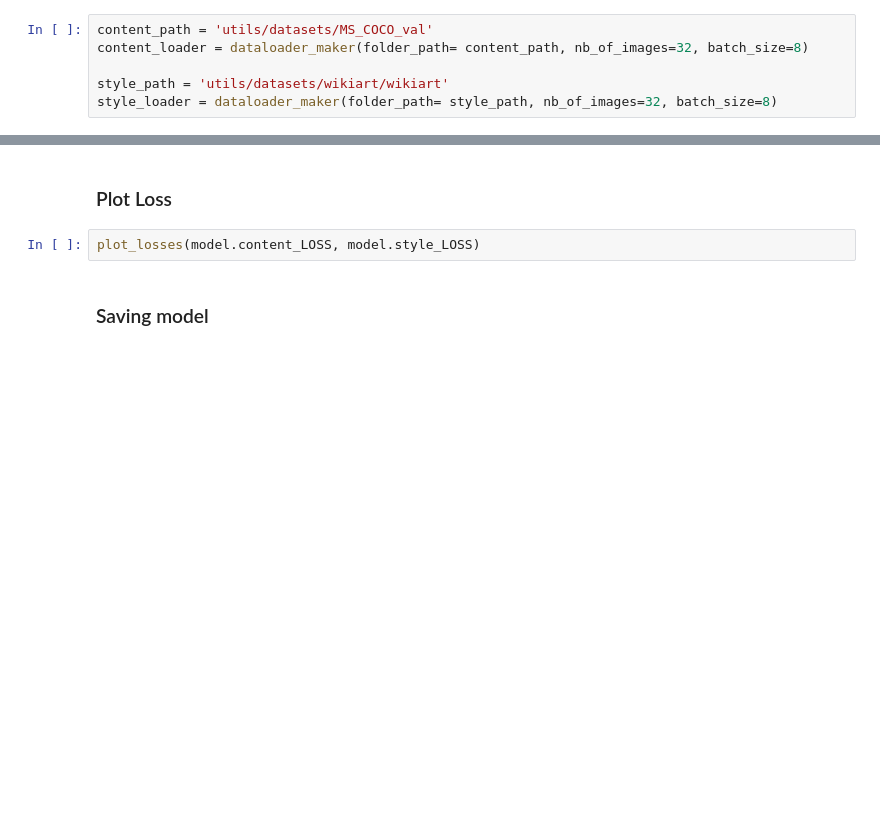
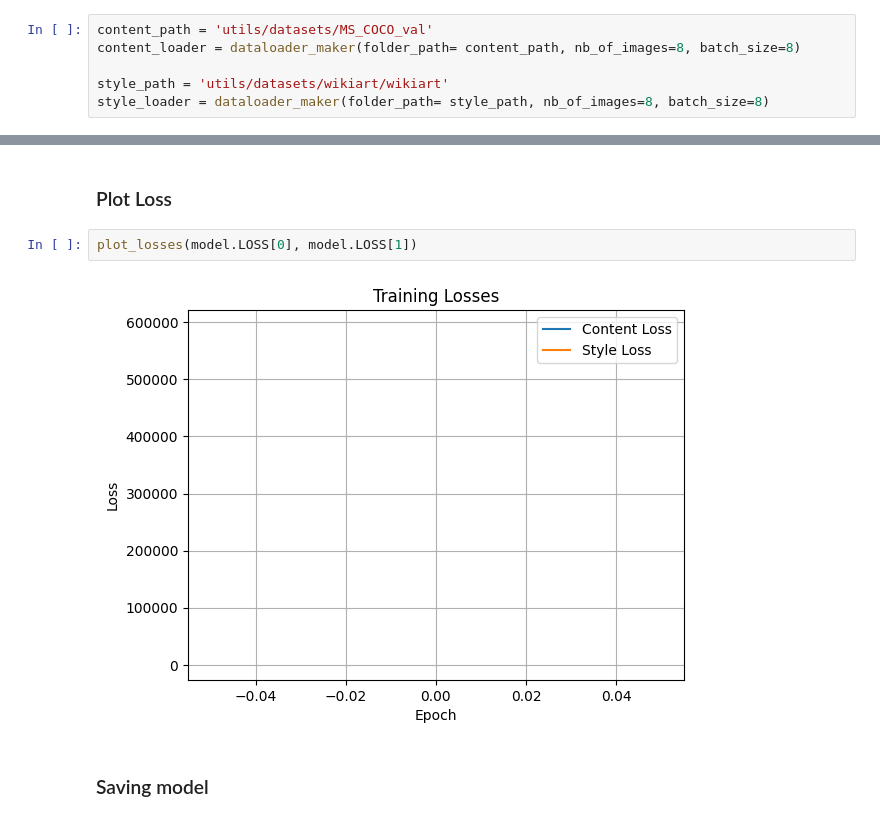
Before and after one commit to mathisemb/AdaIN, a Jupyter notebook: main.ipynb, the cells around one changed output, grey strips where cells are left out. Drawn from its saved outputs; the diff is of its cells as text; blank space fills up the shorter version.

```diff
--- a/main.ipynb
+++ b/main.ipynb
@@ -19,10 +21,10 @@ device
 ### Dataloaders
 # %%
 content_path = 'utils/datasets/MS_COCO_val'
-content_loader = dataloader_maker(folder_path= content_path, nb_of_images=32, batch_size=8)
+content_loader = dataloader_maker(folder_path= content_path, nb_of_images=8, batch_size=8)
 
 style_path = 'utils/datasets/wikiart/wikiart'
-style_loader = dataloader_maker(folder_path= style_path, nb_of_images=32, batch_size=8)
+style_loader = dataloader_maker(folder_path= style_path, nb_of_images=8, batch_size=8)
 # %%
 # Show some images
 for img in content_loader :
@@ -47,7 +54,9 @@ model.train_decoder(content_loader, style_loader, nb_epochs)
 # %% [markdown]
 ### Plot Loss
 # %%
-plot_losses(model.content_LOSS, model.style_LOSS)
+plot_losses(model.LOSS[0], model.LOSS[1])
+# %% [output]
+[figure, added]
 # %% [markdown]
 ### Saving model
 # %%
```
Also changed, not shown: parts of 7 cells of this notebook.
